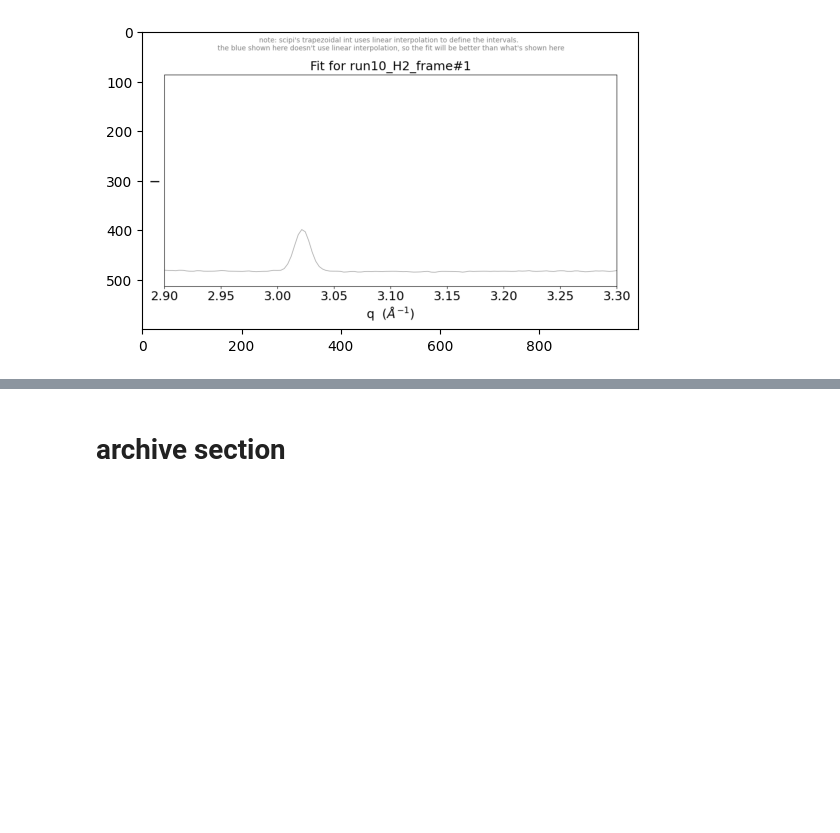
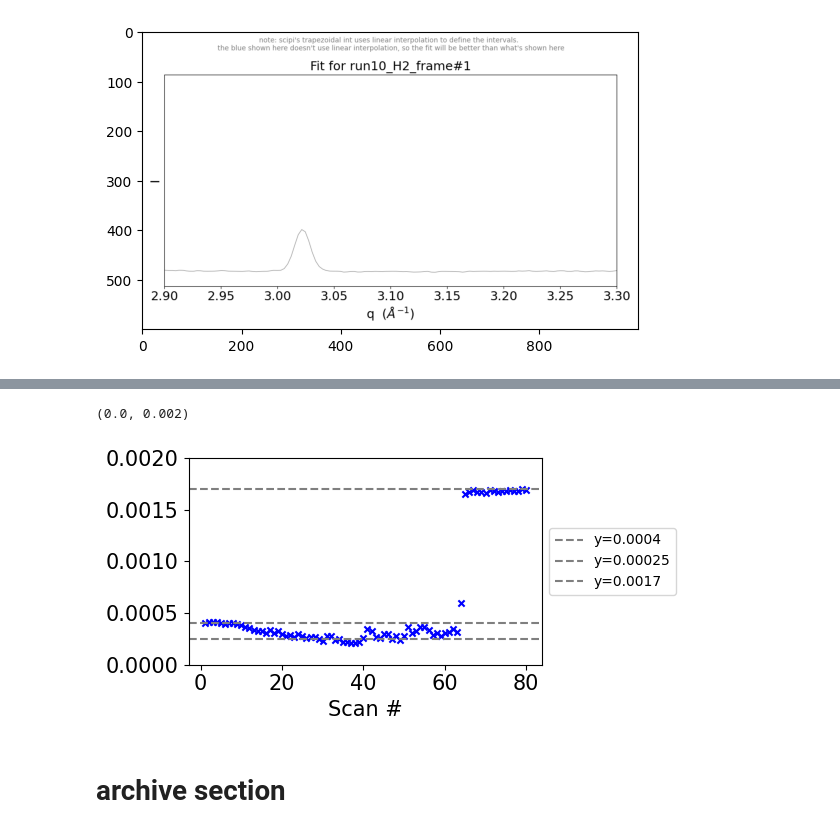
Before and after one commit to lmoghimi/personal-processing, a Jupyter notebook: 20250302_offsite_analysis.ipynb, the cells around one changed output, grey strips where cells are left out. Saved outputs shown, nothing was run; the diff lists cells and outputs as text; code cells hidden in the pictures; blank space fills up the shorter version.

```diff
--- a/20250302_offsite_analysis.ipynb
+++ b/20250302_offsite_analysis.ipynb
@@ -4086,2 +3984,21 @@ print(y_tot_fe_atoms)
+# %%
+#@title plot total Fe atoms only
+fig, ax = plt.subplots(figsize=(6,3), tight_layout=True) #(7,4), (6,6), (6,3)
+thisfs = 15
+markersz1 = 20 #20, 50
+ax.set_xlabel('Scan #', fontsize=thisfs)
+ax.tick_params(axis='x', labelsize=thisfs)
+ax.tick_params(axis='y', labelsize=thisfs)
+
+plt.axhline(y=0.0004, color='tab:gray', linestyle='--', label='y=0.0004')
+plt.axhline(y=0.00025, color='tab:gray', linestyle='--', label='y=0.00025')
+plt.axhline(y=0.0017, color='tab:gray', linestyle='--', label='y=0.0017')
+
+ax.scatter(primary, y_tot_fe_atoms, color='b', marker='x', s = markersz1)
+plt.legend(bbox_to_anchor=(1, 0.5), loc='center left', fontsize=10)
+plt.ylim([0,0.002])
+# %% [output]
+(0.0, 0.002)
+[figure, added]
 # %% [markdown]
 # **archive section**
```
Also changed, not shown: parts of 52 cells of this notebook.
